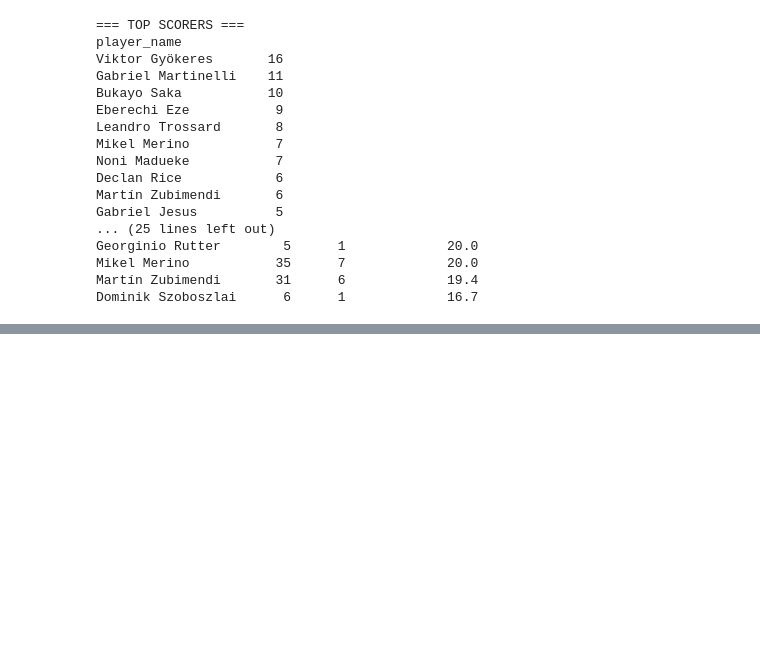
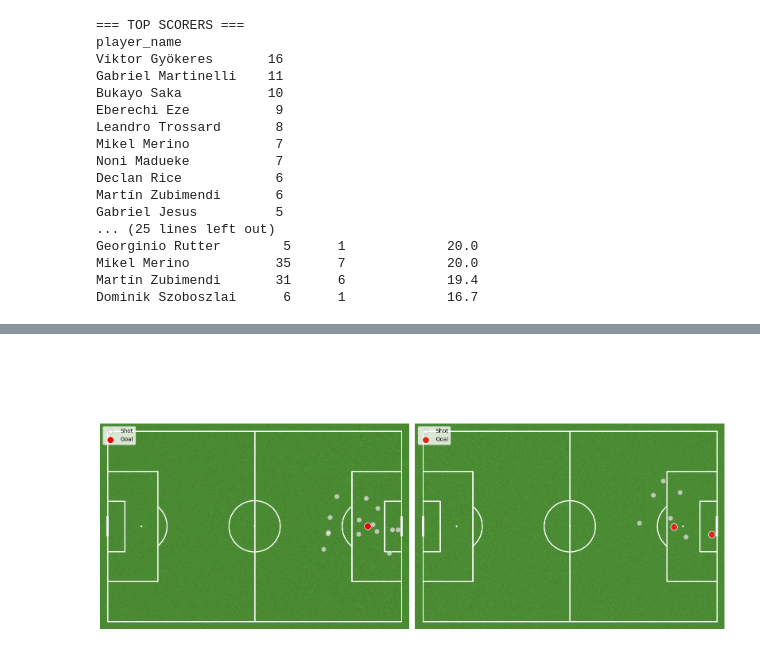
Before and after one commit to Drewsky33/sports-data-portfolio, a Jupyter notebook: notebooks/arsenal_exploration.ipynb, the cells around one changed output, grey strips where cells are left out. Saved outputs shown, nothing was run; the diff lists cells and outputs as text; code cells hidden in the pictures; blank space fills up the shorter version.

Commit message:
Add Bournemouth match analysis with Claude insights

```diff
--- a/notebooks/arsenal_exploration.ipynb
+++ b/notebooks/arsenal_exploration.ipynb
@@ -203,0 +273,41 @@ Based on conversion rates, the most clinical finishers are:
+# %%
+from mplsoccer import Pitch
+import matplotlib.pyplot as plt
+
+arsenal_id = 13  # Arsenal's team_id
+
+arsenal_shots = bournemouth_df[
+    (bournemouth_df['is_shot'] == True) &
+    (bournemouth_df['team_name'] == 'Arsenal')
+]
+
+bournemouth_shots = bournemouth_df[
+    (bournemouth_df['is_shot'] == True) &
+    (bournemouth_df['team_name'] == 'Bournemouth')
+]
+
+pitch = Pitch(pitch_type='opta', pitch_color='grass', line_color='white')
+fig, axes = pitch.draw(nrows=1, ncols=2, figsize=(16, 8))
+
+for ax, shots, team, color in [
+    (axes[0], arsenal_shots, 'Arsenal', '#EF0107'),
+    (axes[1], bournemouth_shots, 'Bournemouth', '#DA291C')
+]:
+    goals = shots[shots['is_goal'] == True]
+    non_goals = shots[shots['is_goal'] == False]
+
+    pitch.scatter(non_goals.x, non_goals.y, ax=ax,
+                  c='white', edgecolors='grey', s=80, alpha=0.6, label='Shot')
+    pitch.scatter(goals.x, goals.y, ax=ax,
+                  c=color, edgecolors='white', s=150, alpha=1.0, label='Goal')
+
+    ax.set_title(f'{team} Shots\n({len(goals)} goals from {len(shots)} shots)',
+                 fontsize=14, color='white', pad=10)
+    ax.legend(loc='upper left', fontsize=10)
+
+plt.suptitle('Arsenal vs Bournemouth — April 11 2026',
+             fontsize=16, color='white', y=1.02)
+plt.tight_layout()
+plt.show()
+# %% [output]
+[figure, added]
```
Also changed, not shown: parts of 6 cells of this notebook.
